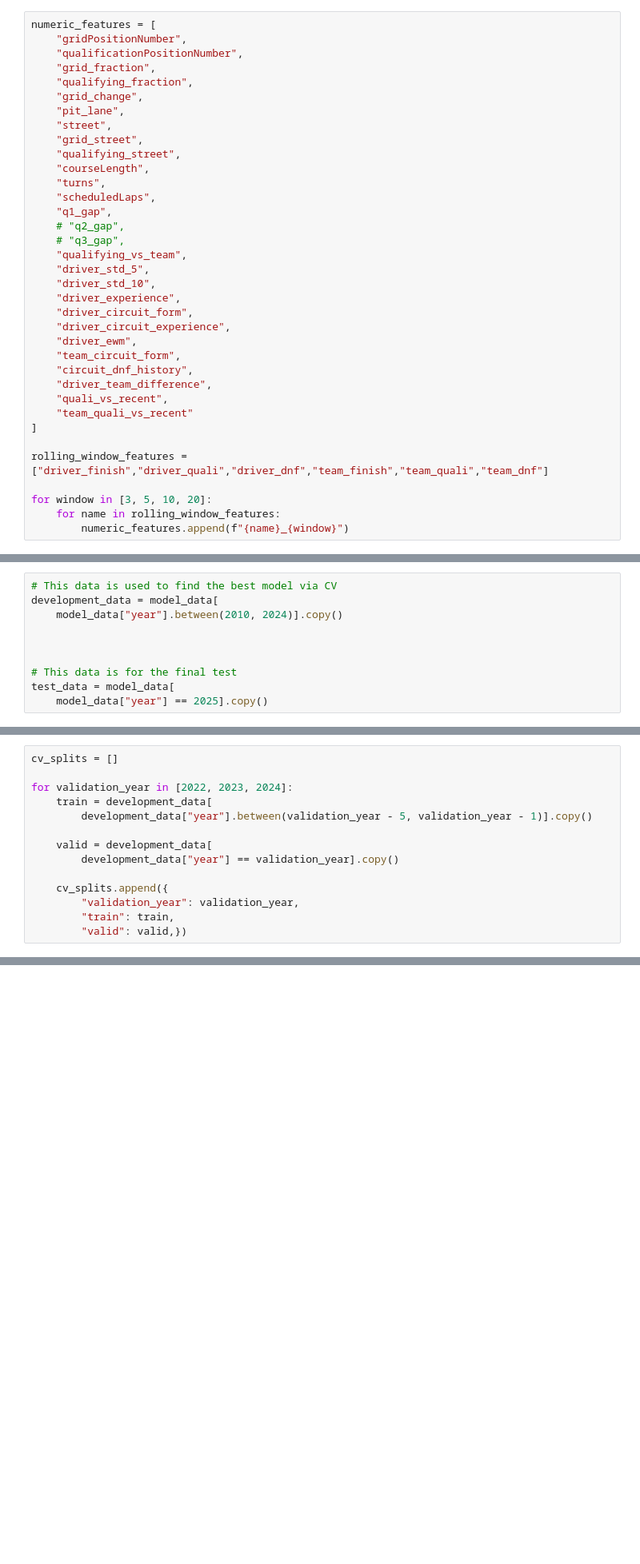
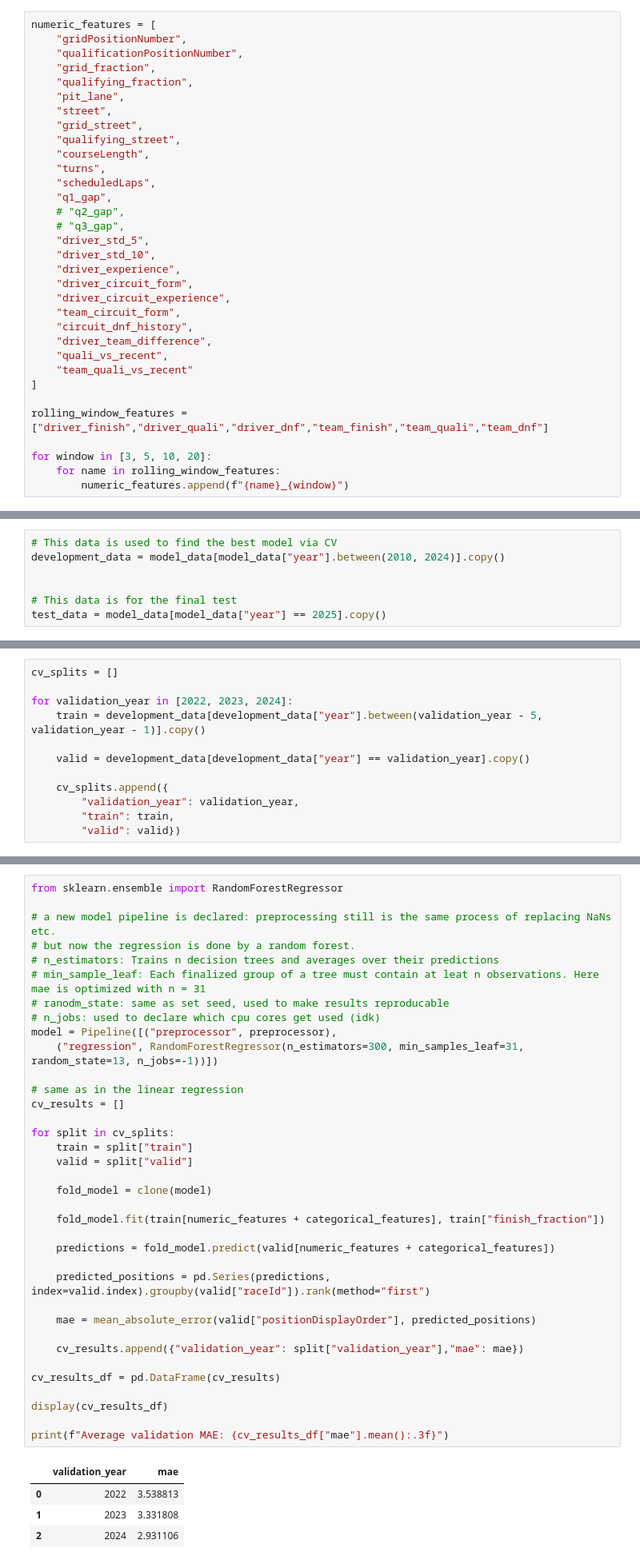
Before and after one commit to ramun-numar/f1-project, a Jupyter notebook: analysis.ipynb, the cells around one changed output, grey strips where cells are left out. Shown at 80% size. Drawn from its saved outputs; the diff is of its cells as text; blank space fills up the shorter version.

Commit message:
finished model selection

```diff
--- a/analysis.ipynb
+++ b/analysis.ipynb
@@ -353,7 +361,6 @@ numeric_features = [
     "qualificationPositionNumber",
     "grid_fraction",
     "qualifying_fraction",
-    "grid_change",
     "pit_lane",
     "street",
     "grid_street",
@@ -364,13 +371,11 @@ numeric_features = [
     "q1_gap",
     # "q2_gap",
     # "q3_gap",
-    "qualifying_vs_team",
     "driver_std_5",
     "driver_std_10",
     "driver_experience",
     "driver_circuit_form",
     "driver_circuit_experience",
-    "driver_ewm",
     "team_circuit_form",
     "circuit_dnf_history",
     "driver_team_difference",
@@ -389,27 +394,22 @@ q2_gap and q3_gap are left out because their missing values often indicate elimi
 ## Split Data for CV and Final Test
 # %%
 # This data is used to find the best model via CV
-development_data = model_data[
-    model_data["year"].between(2010, 2024)].copy()
-
+development_data = model_data[model_data["year"].between(2010, 2024)].copy()
 
 
 # This data is for the final test
-test_data = model_data[
-    model_data["year"] == 2025].copy()
+test_data = model_data[model_data["year"] == 2025].copy()
 # %% [markdown]
 #### CV rolling window for 5 years
 # %%
 cv_splits = []
 
 for validation_year in [2022, 2023, 2024]:
-    train = development_data[
-        development_data["year"].between(validation_year - 5, validation_year - 1)].copy()
+    train = development_data[development_data["year"].between(validation_year - 5, validation_year - 1)].copy()
 
-    valid = development_data[
-        development_data["year"] == validation_year].copy()
+    valid = development_data[development_data["year"] == validation_year].copy()
 
     cv_splits.append({
         "validation_year": validation_year,
         "train": train,
-        "valid": valid,})
+        "valid": valid})
@@ -419,0 +564,41 @@ for validation_year in [2022, 2023, 2024]:
+# %%
+from sklearn.ensemble import RandomForestRegressor
+
+# a new model pipeline is declared: preprocessing still is the same process of replacing NaNs etc.
+# but now the regression is done by a random forest.
+# n_estimators: Trains n decision trees and averages over their predictions
+# min_sample_leaf: Each finalized group of a tree must contain at leat n observations. Here mae is optimized with n = 31
+# ranodm_state: same as set seed, used to make results reproducable
+# n_jobs: used to declare which cpu cores get used (idk)
+model = Pipeline([("preprocessor", preprocessor),
+    ("regression", RandomForestRegressor(n_estimators=300, min_samples_leaf=31, random_state=13, n_jobs=-1))])
+
+# same as in the linear regression
+cv_results = []
+
+for split in cv_splits:
+    train = split["train"]
+    valid = split["valid"]
+
+    fold_model = clone(model)
+
+    fold_model.fit(train[numeric_features + categorical_features], train["finish_fraction"])
+
+    predictions = fold_model.predict(valid[numeric_features + categorical_features])
+
+    predicted_positions = pd.Series(predictions, index=valid.index).groupby(valid["raceId"]).rank(method="first")
+
+    mae = mean_absolute_error(valid["positionDisplayOrder"], predicted_positions)
+
+    cv_results.append({"validation_year": split["validation_year"],"mae": mae})
+
+cv_results_df = pd.DataFrame(cv_results)
+
+display(cv_results_df)
+
+print(f"Average validation MAE: {cv_results_df["mae"].mean():.3f}")
+# %% [output]
+|  | validation_year | mae |
+| 0 | 2022 | 3.538813 |
+| 1 | 2023 | 3.331808 |
+| 2 | 2024 | 2.931106 |
```
Also changed, not shown: parts of 30 cells of this notebook.
